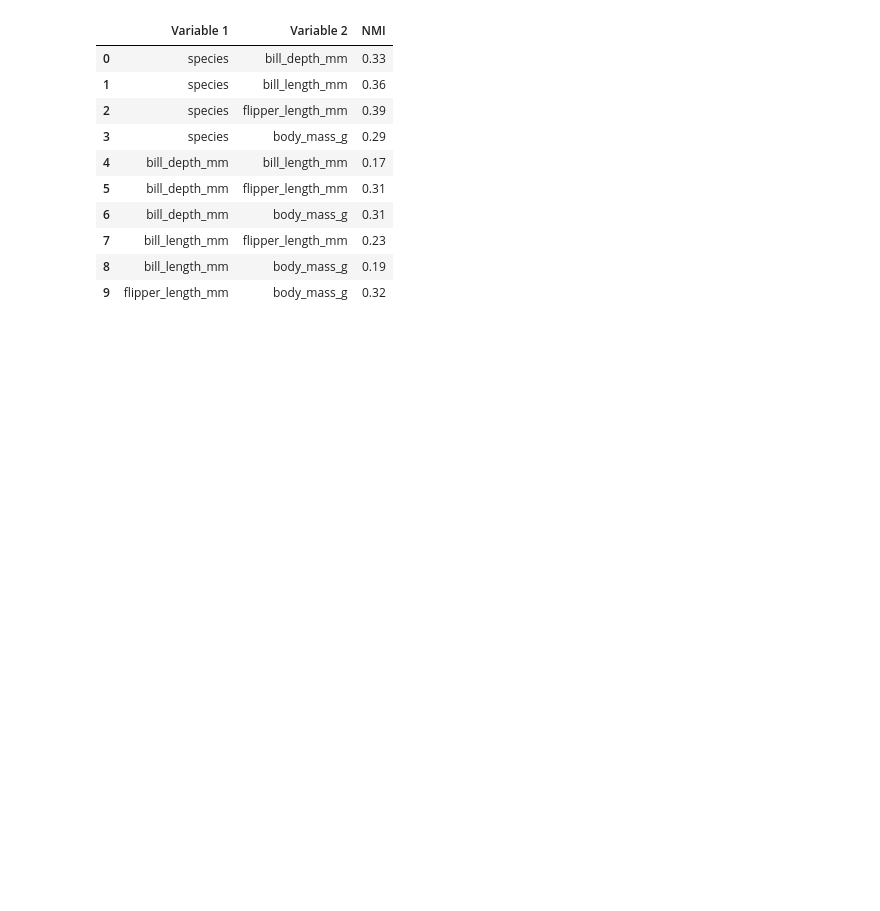
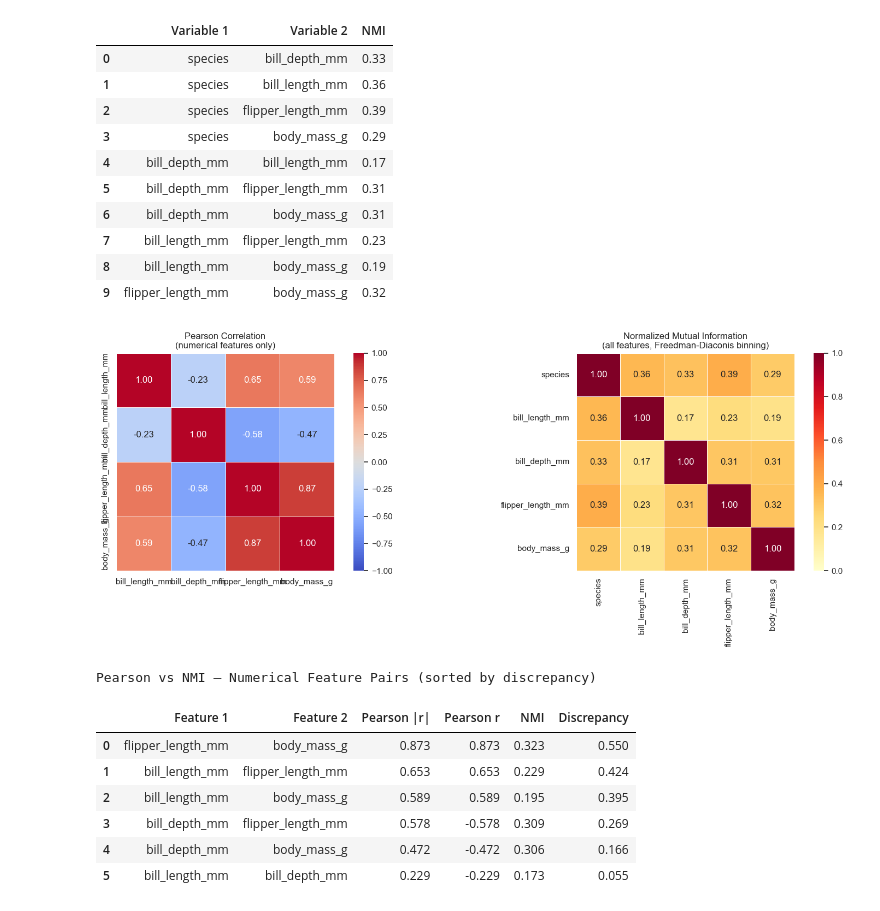
Before and after one commit to Alexander-Garcia/grad-school, a Jupyter notebook: interpret_ml/penguin_classification.ipynb, the cells around one changed output. Drawn from its saved outputs; the diff is of its cells as text; code cells hidden in the pictures; blank space fills up the shorter version.

```diff
--- a/interpret_ml/penguin_classification.ipynb
+++ b/interpret_ml/penguin_classification.ipynb
@@ -347,3 +347,67 @@ display(nmi_df)
 | 7 | bill_length_mm | flipper_length_mm | 0.23 |
 | 8 | bill_length_mm | body_mass_g | 0.19 |
 | 9 | flipper_length_mm | body_mass_g | 0.32 |
+# %%
+# --- Full pairwise NMI matrix for heatmap ---
+all_features = ["species", "bill_length_mm", "bill_depth_mm", "flipper_length_mm", "body_mass_g"]
+n = len(all_features)
+nmi_matrix = pd.DataFrame(np.zeros((n, n)), index=all_features, columns=all_features)
+
+for i in range(n):
+    for j in range(n):
+        if i == j:
+            nmi_matrix.iloc[i, j] = 1.0
+        elif j > i:
+            score = normalized_mutual_info_score(
+                get_discrete(all_features[i]),
+                get_discrete(all_features[j])
+            )
+            nmi_matrix.iloc[i, j] = score
+            nmi_matrix.iloc[j, i] = score
+
+# --- Side-by-side heatmaps: Pearson vs NMI ---
+fig, axes = plt.subplots(1, 2, figsize=(16, 6))
+
+# Left: Pearson (numerical only)
+pearson_corr = df[num_cols].corr(method="pearson")
+sns.heatmap(pearson_corr, annot=True, fmt=".2f", cmap="coolwarm", center=0,
+            square=True, linewidths=0.5, ax=axes[0], vmin=-1, vmax=1)
+axes[0].set_title("Pearson Correlation\n(numerical features only)")
+
+# Right: NMI (all features including species)
+sns.heatmap(nmi_matrix, annot=True, fmt=".2f", cmap="YlOrRd",
+            square=True, linewidths=0.5, ax=axes[1], vmin=0, vmax=1)
+axes[1].set_title("Normalized Mutual Information\n(all features, Freedman-Diaconis binning)")
+
+plt.tight_layout()
+plt.show()
+
+# --- Comparison table: Pearson vs NMI for numerical pairs ---
+comparison_rows = []
+for i in range(len(num_cols)):
+    for j in range(i + 1, len(num_cols)):
+        v1, v2 = num_cols[i], num_cols[j]
+        pearson_val = pearson_corr.loc[v1, v2]
+        nmi_val = nmi_matrix.loc[v1, v2]
+        comparison_rows.append({
+            "Feature 1": v1,
+            "Feature 2": v2,
+            "Pearson |r|": round(abs(pearson_val), 3),
+            "Pearson r": round(pearson_val, 3),
+            "NMI": round(nmi_val, 3),
+            "Discrepancy": round(abs(abs(pearson_val) - nmi_val), 3),
+        })
+
+comparison_df = pd.DataFrame(comparison_rows).sort_values("Discrepancy", ascending=False)
+print("Pearson vs NMI — Numerical Feature Pairs (sorted by discrepancy)")
+display(comparison_df.reset_index(drop=True))
+# %% [output]
+[figure, added]
+Pearson vs NMI — Numerical Feature Pairs (sorted by discrepancy)
+|  | Feature 1 | Feature 2 | Pearson |r| | Pearson r | NMI | Discrepancy |
+| 0 | flipper_length_mm | body_mass_g | 0.873 | 0.873 | 0.323 | 0.550 |
+| 1 | bill_length_mm | flipper_length_mm | 0.653 | 0.653 | 0.229 | 0.424 |
+| 2 | bill_length_mm | body_mass_g | 0.589 | 0.589 | 0.195 | 0.395 |
+| 3 | bill_depth_mm | flipper_length_mm | 0.578 | -0.578 | 0.309 | 0.269 |
+| 4 | bill_depth_mm | body_mass_g | 0.472 | -0.472 | 0.306 | 0.166 |
+| 5 | bill_length_mm | bill_depth_mm | 0.229 | -0.229 | 0.173 | 0.055 |
```
Also changed, not shown: parts of 2 cells of this notebook, 1 other file.
